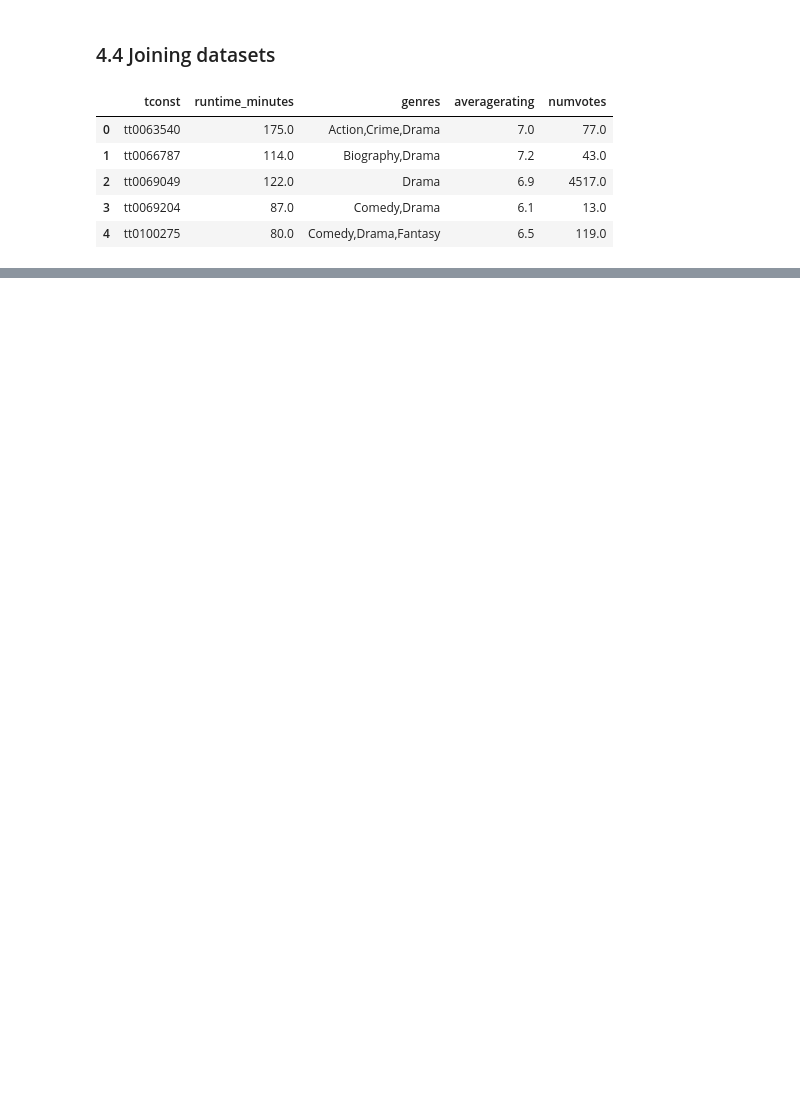
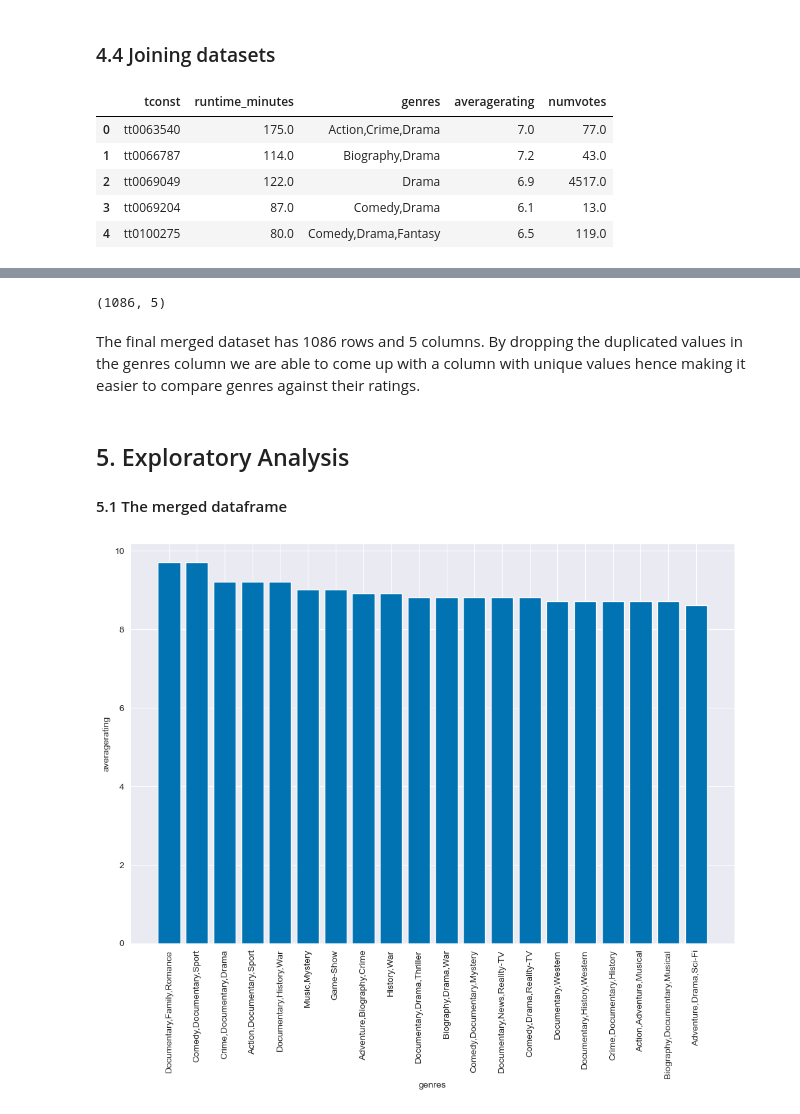
Before and after one commit to KimberlyWairimu/Project-Phase-1, a Jupyter notebook: My_project_1_jupyter_notebook.ipynb, the cells around one changed output, grey strips where cells are left out. Saved outputs shown, nothing was run; the diff lists cells and outputs as text; code cells hidden in the pictures; blank space fills up the shorter version.

```diff
--- a/My_project_1_jupyter_notebook.ipynb
+++ b/My_project_1_jupyter_notebook.ipynb
@@ -312,0 +332,5 @@ merged_dataframe.head()
+# %%
+#removing rows where the value in the genre column is duplicated
+
+merged_dataframe.drop_duplicates(subset="genres" ,keep="first", inplace = True)
+merged_dataframe.head()
@@ -312,0 +344,31 @@ merged_dataframe.head()
+# %%
+merged_dataframe.shape
+# %% [output]
+(1086, 5)
+# %% [markdown]
+The final merged dataset has 1086 rows and 5 columns.
+By dropping the duplicated values in the genres column we are able to come up with a column with unique values hence making it easier to compare genres against their ratings.
+# %% [markdown]
+## 5. Exploratory Analysis
+
+#### 5.1 The merged dataframe
+# %%
+#getting the top 20 genres with the highest ratings
+
+top_20_by_rating = merged_dataframe.sort_values(by="averagerating",ascending=False).head(20)
+
+#setting the plot style
+sns.set_palette("colorblind")
+sns.set_style("darkgrid")
+
+
+#plotting the top 20 genres against the average ratings
+
+plt.figure(figsize =(12,8))
+plt.bar(x=top_20_by_rating["genres"] , height=top_20_by_rating["averagerating"])
+plt.xlabel("genres")
+plt.ylabel("averagerating")
+plt.xticks(rotation=90)
+plt.show()
+# %% [output]
+[figure, added]
```
Also changed, not shown: parts of 16 cells of this notebook.
